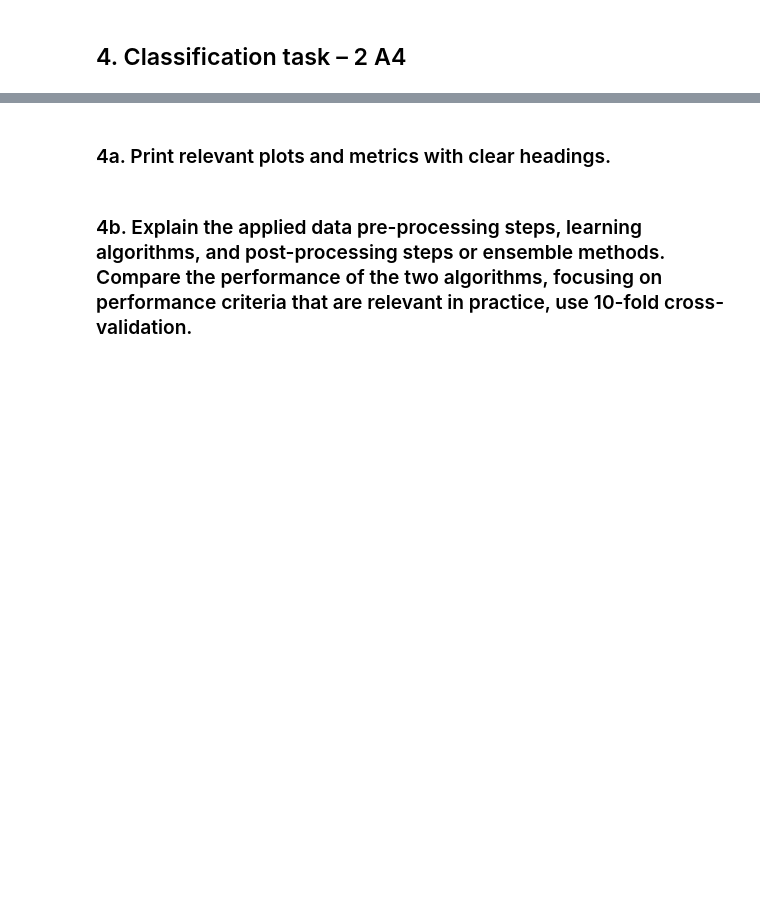
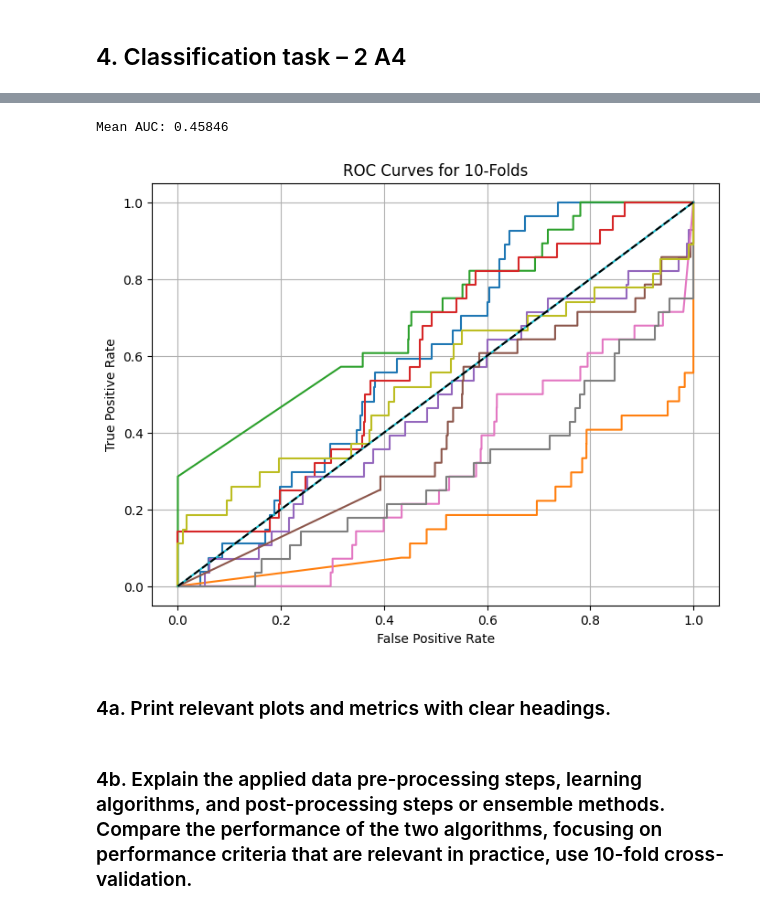
Before and after one commit to amar-mesic/cyber-data, a Jupyter notebook: lab-1/lab1_colab.ipynb, the cells around one changed output, grey strips where cells are left out. Cells and saved outputs as stored; diff of their text form; code cells hidden in the pictures; blank space fills up the shorter version.

```diff
--- a/lab-1/lab1_colab.ipynb
+++ b/lab-1/lab1_colab.ipynb
@@ -529,3 +493,8 @@ It definitely is. I tested perfromance of the rf without SMOTE, and received a m
+# %%
+plot_roc_curve(svm_probs, [y_test for _, y_test in test_folds])
+# %% [output]
+Mean AUC: 0.45846
+[figure, added]
 # %% [markdown]
 ### 4a. Print relevant plots and metrics with clear headings.
 # %% [markdown]
```
Also changed, not shown: parts of 71 cells of this notebook, 2 other files.
